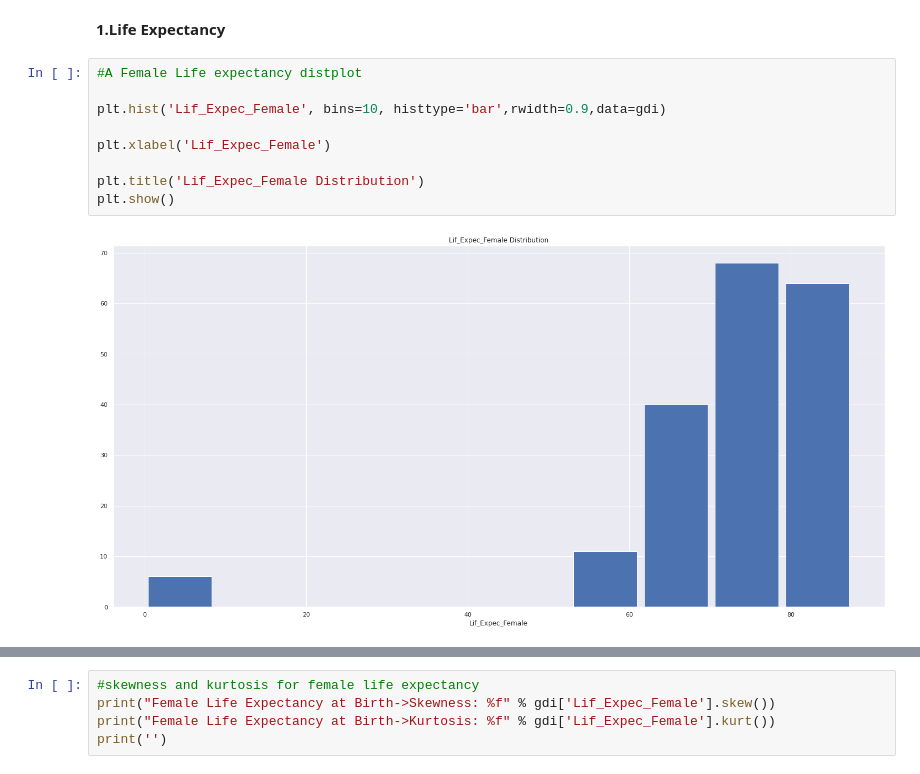
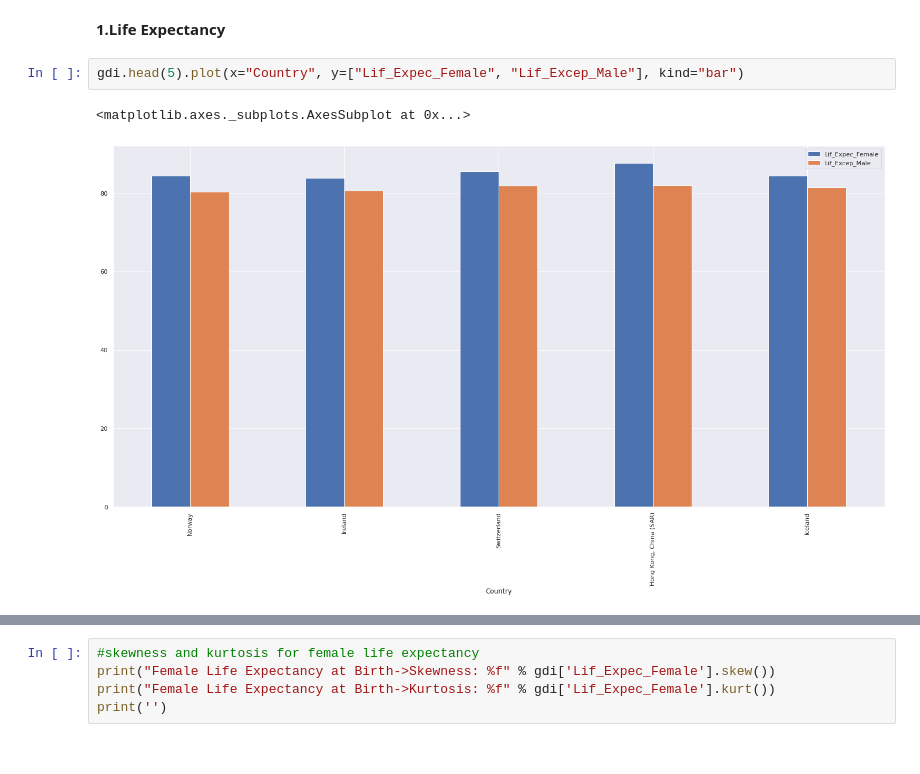
Before and after one commit to dynasty-29/GDI_Project, a Jupyter notebook: Team_atreides_GDI_Project.ipynb, the cells around one changed output, grey strips where cells are left out. Drawn from its saved outputs; the diff is of its cells as text.

```diff
--- a/Team_atreides_GDI_Project.ipynb
+++ b/Team_atreides_GDI_Project.ipynb
@@ -494,14 +514,8 @@ Text(0.5, 1, 'Distribution Across all  Attributes')
 [figure]
 # %% [markdown]
 **1.Life Expectancy**
-# %%
-#A Female Life expectancy distplot
-
-plt.hist('Lif_Expec_Female', bins=10, histtype='bar',rwidth=0.9,data=gdi)
-
-plt.xlabel('Lif_Expec_Female')
-
-plt.title('Lif_Expec_Female Distribution')
-plt.show()
-# %% [output]
-[figure, removed]
+# %%
+gdi.head(5).plot(x="Country", y=["Lif_Expec_Female", "Lif_Excep_Male"], kind="bar")
+# %% [output]
+<matplotlib.axes._subplots.AxesSubplot at 0x...>
+[figure, added]
```
Also changed, not shown: parts of 29 cells of this notebook.
